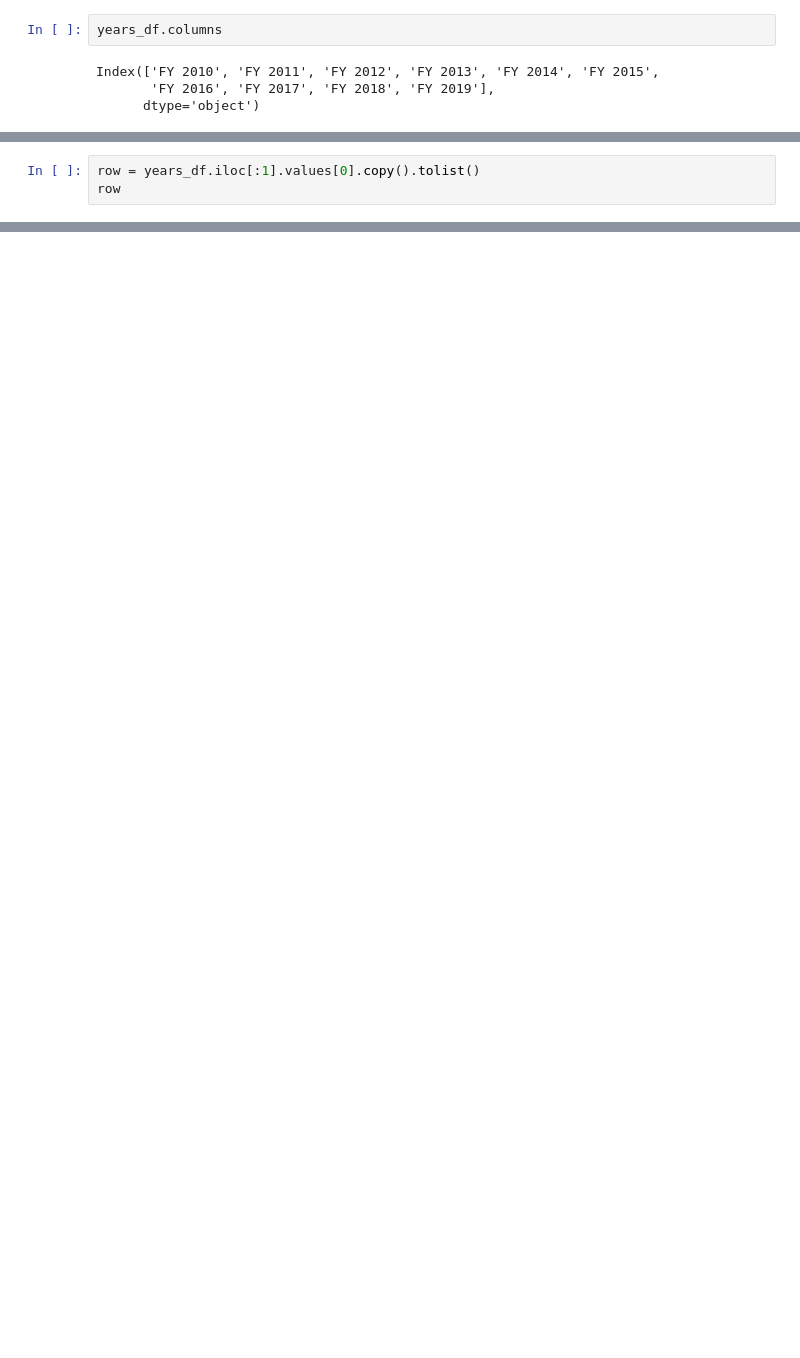
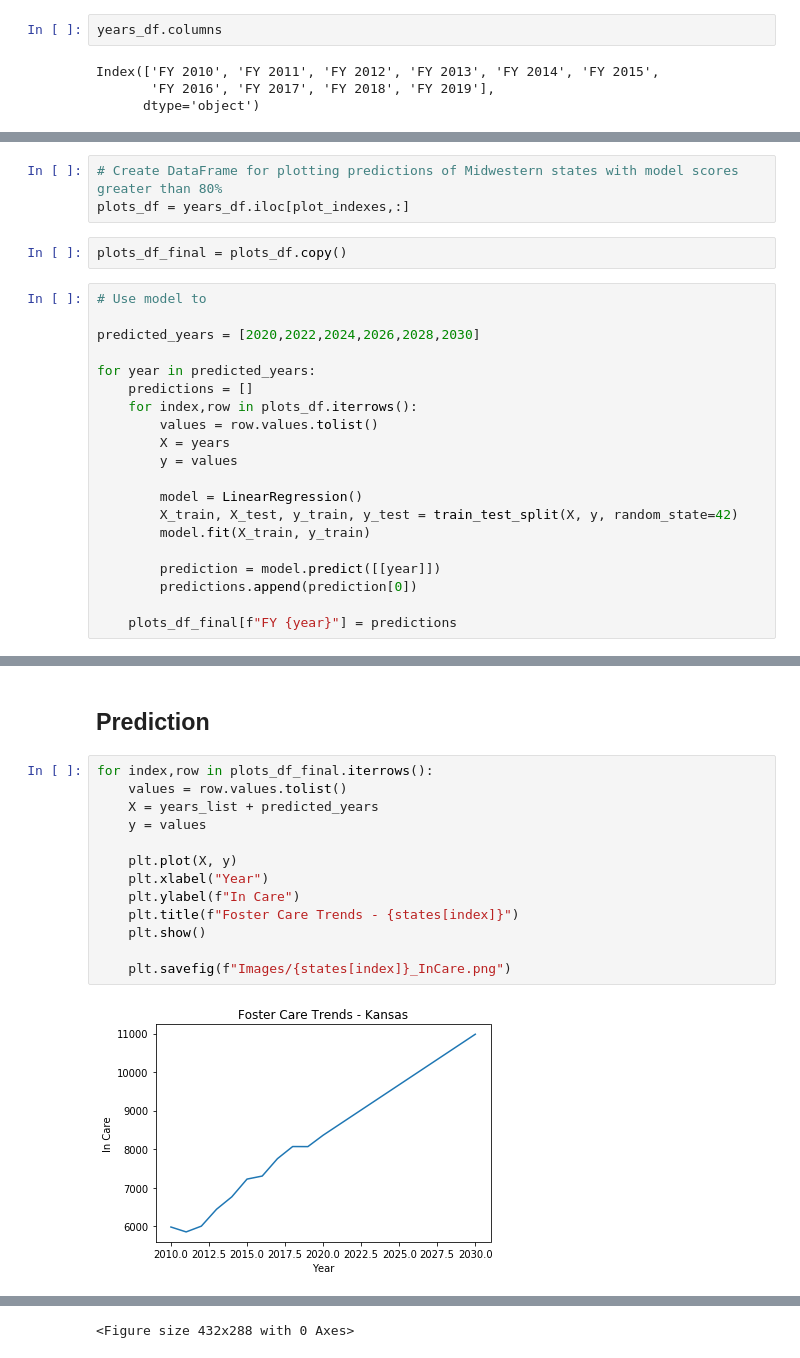
Before and after one commit to gemelodyyu/Trends-in-Foster-Care-and-Adoption, a Jupyter notebook: Foster Care Trends.ipynb, the cells around one changed output, grey strips where cells are left out. Cells and saved outputs as stored; diff of their text form; blank space fills up the shorter version.

Commit message:
plots and things

```diff
--- a/Foster Care Trends.ipynb
+++ b/Foster Care Trends.ipynb
@@ -44,3 +47,0 @@ states = adopted_df["State"].values.tolist()
-# %%
-row = years_df.iloc[:1].values[0].copy().tolist()
-row
@@ -85 +97,26 @@ Prediction for 2025 Adoption: [126.31683168]
 ----------------------------
+# %%
+# Create DataFrame for plotting predictions of Midwestern states with model scores greater than 80%
+plots_df = years_df.iloc[plot_indexes,:]
+# %%
+plots_df_final = plots_df.copy()
+# %%
+# Use model to
+
+predicted_years = [2020,2022,2024,2026,2028,2030]
+
+for year in predicted_years:
+    predictions = []
+    for index,row in plots_df.iterrows():
+        values = row.values.tolist()
+        X = years
+        y = values
+
+        model = LinearRegression()
+        X_train, X_test, y_train, y_test = train_test_split(X, y, random_state=42)
+        model.fit(X_train, y_train)
+
+        prediction = model.predict([[year]])
+        predictions.append(prediction[0])
+
+    plots_df_final[f"FY {year}"] = predictions
@@ -85,0 +131,17 @@ Prediction for 2025 Adoption: [126.31683168]
+# %% [markdown]
+## Prediction
+# %%
+for index,row in plots_df_final.iterrows():
+    values = row.values.tolist()
+    X = years_list + predicted_years
+    y = values
+
+    plt.plot(X, y)
+    plt.xlabel("Year")
+    plt.ylabel(f"In Care")
+    plt.title(f"Foster Care Trends - {states[index]}")
+    plt.show()
+
+    plt.savefig(f"Images/{states[index]}_InCare.png")
+# %% [output]
+[figure, added]
@@ -85,0 +151 @@ Prediction for 2025 Adoption: [126.31683168]
+<Figure size 432x288 with 0 Axes>
```
Also changed, not shown: parts of 17 cells of this notebook, 5 other files.
